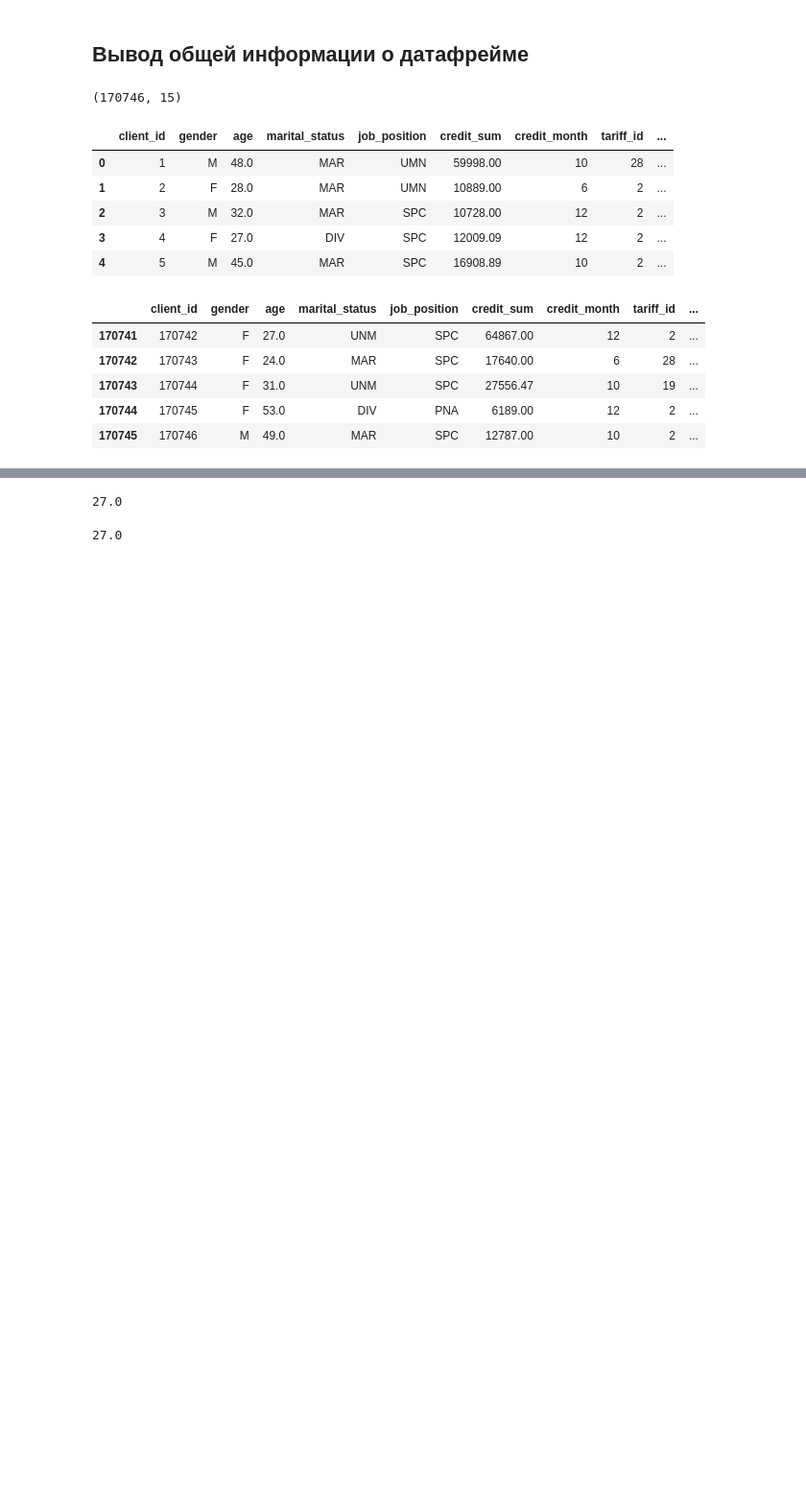
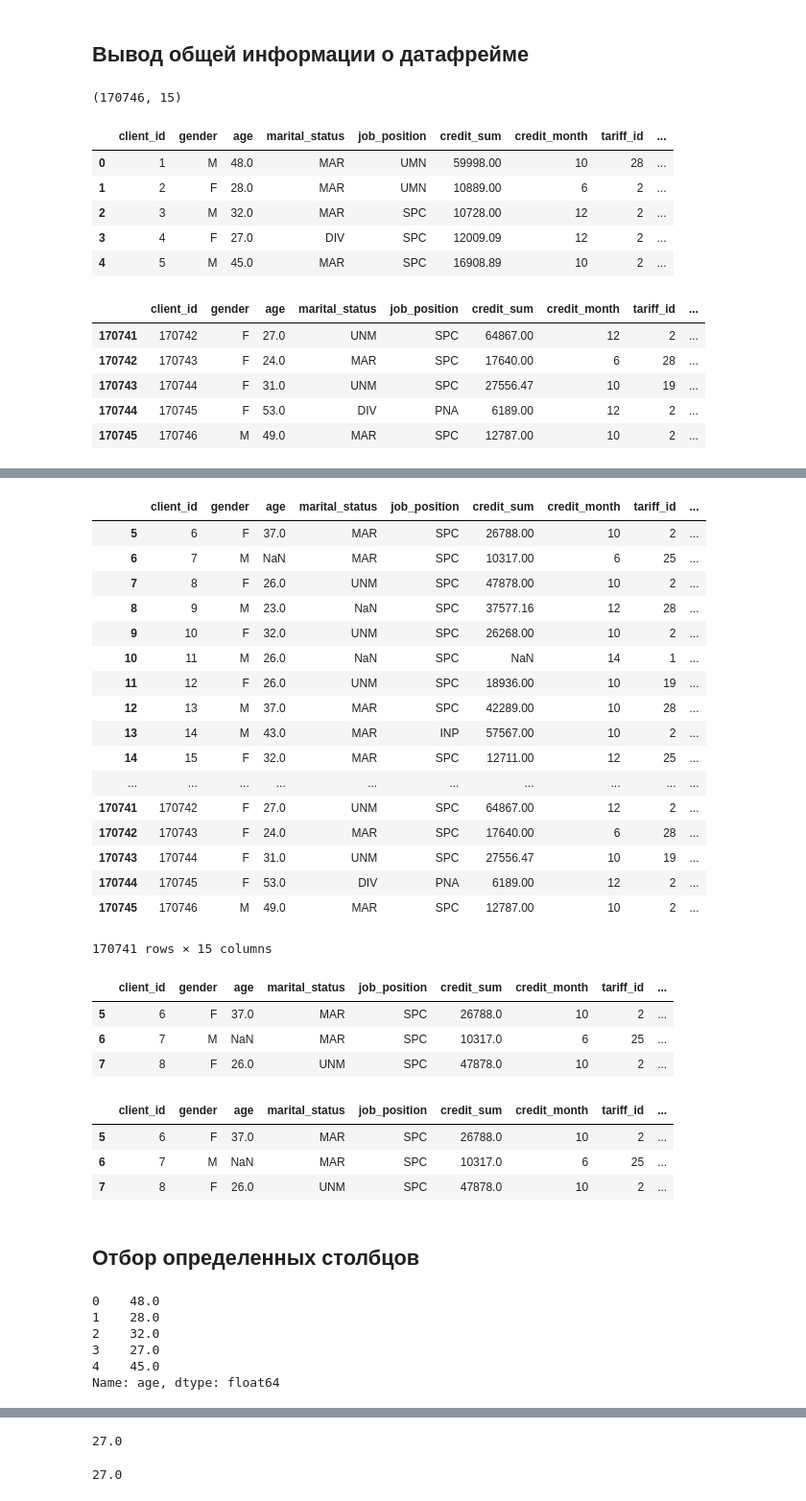
Before and after one commit to Gewissta/SKBBank, a Jupyter notebook: Тетрадка-конструктор 1.ipynb, the cells around one changed output, grey strips where cells are left out. Shown: that part at 96% size. Cells and saved outputs as stored; diff of their text form; code cells hidden in the pictures; blank space fills up the shorter version.

```diff
--- a/Тетрадка-конструктор 1.ipynb
+++ b/Тетрадка-конструктор 1.ipynb
@@ -86,0 +174,55 @@ data3.tail()
+# %%
+# Отбираем строки, начиная со строки c целочисленной меткой индекса 5
+# (фактически с 6-й строки, потому что индексация с 0)
+# с помощью свойства .loc
+data3.loc[5:]
+# %% [output]
+|  | client_id | gender | age | marital_status | job_position | credit_sum | credit_month | tariff_id | ... |
+| 5 | 6 | F | 37.0 | MAR | SPC | 26788.00 | 10 | 2 | ... |
+| 6 | 7 | M | NaN | MAR | SPC | 10317.00 | 6 | 25 | ... |
+| 7 | 8 | F | 26.0 | UNM | SPC | 47878.00 | 10 | 2 | ... |
+| 8 | 9 | M | 23.0 | NaN | SPC | 37577.16 | 12 | 28 | ... |
+| 9 | 10 | F | 32.0 | UNM | SPC | 26268.00 | 10 | 2 | ... |
+| 10 | 11 | M | 26.0 | NaN | SPC | NaN | 14 | 1 | ... |
+| 11 | 12 | F | 26.0 | UNM | SPC | 18936.00 | 10 | 19 | ... |
+| 12 | 13 | M | 37.0 | MAR | SPC | 42289.00 | 10 | 28 | ... |
+| 13 | 14 | M | 43.0 | MAR | INP | 57567.00 | 10 | 2 | ... |
+| 14 | 15 | F | 32.0 | MAR | SPC | 12711.00 | 12 | 25 | ... |
+| ... | ... | ... | ... | ... | ... | ... | ... | ... | ... |
+| 170741 | 170742 | F | 27.0 | UNM | SPC | 64867.00 | 12 | 2 | ... |
+| 170742 | 170743 | F | 24.0 | MAR | SPC | 17640.00 | 6 | 28 | ... |
+| 170743 | 170744 | F | 31.0 | UNM | SPC | 27556.47 | 10 | 19 | ... |
+| 170744 | 170745 | F | 53.0 | DIV | PNA | 6189.00 | 12 | 2 | ... |
+| 170745 | 170746 | M | 49.0 | MAR | SPC | 12787.00 | 10 | 2 | ... |
+170741 rows × 15 columns
+# %%
+# Отбираем строки с позиции 5 по позицию 7
+# (последний элемент диапазона не входит)
+data3[5:8]
+# %% [output]
+|  | client_id | gender | age | marital_status | job_position | credit_sum | credit_month | tariff_id | ... |
+| 5 | 6 | F | 37.0 | MAR | SPC | 26788.0 | 10 | 2 | ... |
+| 6 | 7 | M | NaN | MAR | SPC | 10317.0 | 6 | 25 | ... |
+| 7 | 8 | F | 26.0 | UNM | SPC | 47878.0 | 10 | 2 | ... |
+# %%
+# Отбираем строки с позиции 5 по позицию 7
+# (последний элемент диапазона не входит)
+# с помощью свойства .iloc
+data3.iloc[5:8]
+# %% [output]
+|  | client_id | gender | age | marital_status | job_position | credit_sum | credit_month | tariff_id | ... |
+| 5 | 6 | F | 37.0 | MAR | SPC | 26788.0 | 10 | 2 | ... |
+| 6 | 7 | M | NaN | MAR | SPC | 10317.0 | 6 | 25 | ... |
+| 7 | 8 | F | 26.0 | UNM | SPC | 47878.0 | 10 | 2 | ... |
+# %% [markdown]
+## Отбор определенных столбцов
+# %%
+# Отбираем столбец age c помощью свойства .loc
+data3.loc[:, 'age'].head()
+# %% [output]
+0    48.0
+1    28.0
+2    32.0
+3    27.0
+4    45.0
+Name: age, dtype: float64
```
Also changed, not shown: parts of 25 cells of this notebook.
